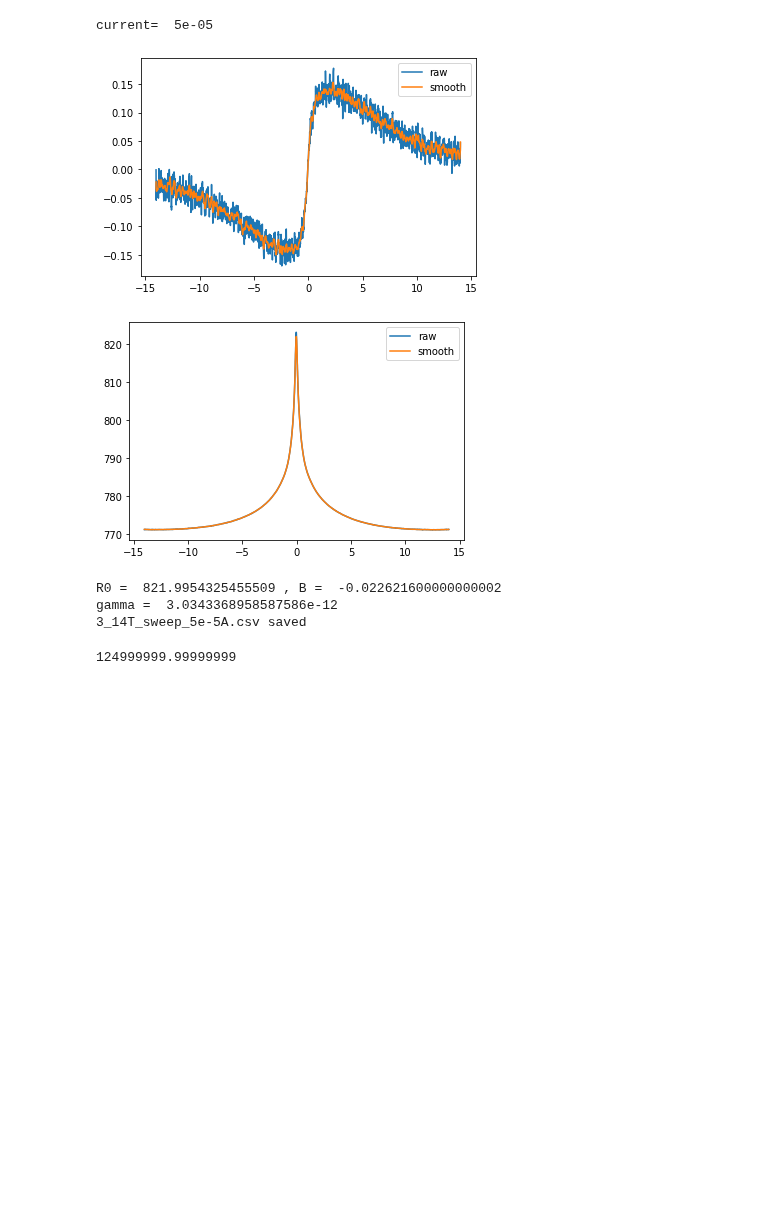
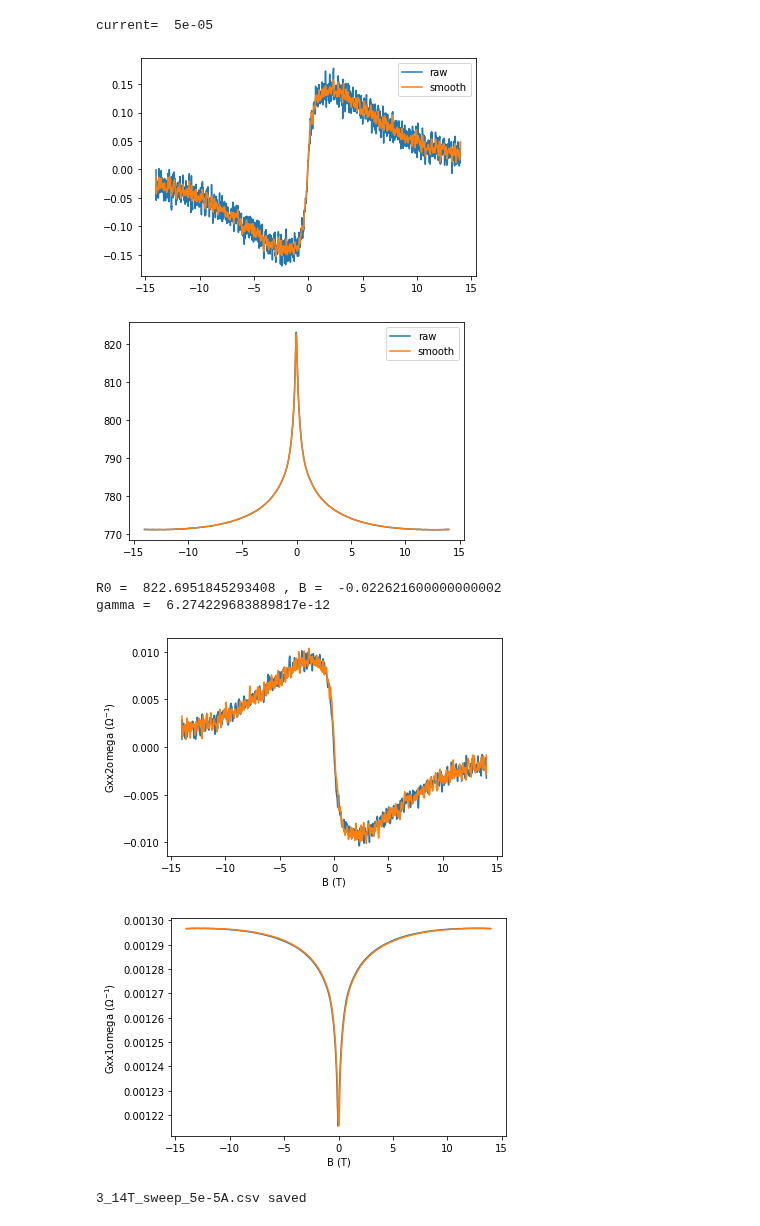
Before and after one commit to tigued/data_analysis, a Jupyter notebook: src/analyze_lockin_1379.ipynb, the cells around one changed output. Cells and saved outputs as stored; diff of their text form; code cells hidden in the pictures; blank space fills up the shorter version.

```diff
--- a/src/analyze_lockin_1379.ipynb
+++ b/src/analyze_lockin_1379.ipynb
@@ -34,11 +26,4 @@ savedir = datadir / sample
 # %%
-thickness = 2e-8  # m = 20 nm
-width = 2e-5  # m = 20 um
-e = 1.602e-19  # C
-
-B_Rxx2omega, thresh_Rxx2omega = 2.5, 0.01
-B_gamma, thresh_gamma = 0.2, 0.01
-
 df_dict = {}
 # for filename in sorted(glob(str(datadir / "3_14T_sweep_*e-*A.txt"))):
 filename = str(datadir / "3_14T_sweep_5e-5A.txt")
@@ -63,10 +48,10 @@ df.to_csv(savedir / ("raw_" + key + ".csv"), index=False)
 
 B_raw = df["Field (Oe)"].values * 1e-4  # Oe -> T
 fixed_temp = df["Temperature (K)"].mean()
-V2omega_raw = df["Lock-in2(Y)"].values
-V1omega_raw = -df["Lock-in1(X)"].values
-B_ref_u, _, V2omega_u, B_ref_d, _, V2omega_d = tr.symmetrize(*tr.split_up_down_scans(B_raw, V2omega_raw))
-B_ref_u, V1omega_u, _, B_ref_d, V1omega_d, _ = tr.symmetrize(*tr.split_up_down_scans(B_raw, V1omega_raw))
+Vxx2omega_raw = df["Lock-in2(Y)"].values
+Vxx1omega_raw = -df["Lock-in1(X)"].values
+B_ref_u, _, Vxx2omega_u, B_ref_d, _, Vxx2omega_d = tr.symmetrize(*tr.split_up_down_scans(B_raw, Vxx2omega_raw))
+B_ref_u, Vxx1omega_u, _, B_ref_d, Vxx1omega_d, _ = tr.symmetrize(*tr.split_up_down_scans(B_raw, Vxx1omega_raw))
 # (x_ref_u, y_sym_u, y_asym_u, x_ref_d, y_sym_d, y_asym_d)
 
 # V2omega_d_int = interpolate.interp1d(B_ref_d, V2omega_d)
@@ -74,51 +59,71 @@ B_ref_u, V1omega_u, _, B_ref_d, V1omega_d, _ = tr.symmetrize(*tr.split_up_down_s
 temp = np.full_like(B_ref_u, fixed_temp)
 
 current_float = float(key[-5:-1])
 print("current= ", current_float)
-Rxx2omega_u = V2omega_u / current_float
-Rxx2omega_d = V2omega_d / current_float
-Rxx1omega_u = V1omega_u / current_float
-Rxx1omega_d = V1omega_d / current_float
-Rxx2omega_d_smooth = savgol_filter(Rxx2omega_d, 31, 3)
-Rxx2omega_u_smooth = savgol_filter(Rxx2omega_u, 31, 3)
-Rxx1omega_d_smooth = savgol_filter(Rxx1omega_d, 31, 3)
-Rxx1omega_u_smooth = savgol_filter(Rxx1omega_u, 31, 3)
+Rxx2omega_u = Vxx2omega_u / current_float
+Rxx2omega_d = Vxx2omega_d / current_float
+Rxx1omega_u = Vxx1omega_u / current_float
+Rxx1omega_d = Vxx1omega_d / current_float
+Rxx2omega_d_smooth = savgol_filter(Rxx2omega_d, 21, 3)
+Rxx2omega_u_smooth = savgol_filter(Rxx2omega_u, 21, 3)
+Rxx1omega_d_smooth = savgol_filter(Rxx1omega_d, 21, 3)
+Rxx1omega_u_smooth = savgol_filter(Rxx1omega_u, 21, 3)
 plt.plot(B_ref_d, Rxx2omega_d, label="raw")
 plt.plot(B_ref_d, Rxx2omega_d_smooth, label="smooth")
 plt.legend()
 plt.show()
 plt.plot(B_ref_d, Rxx1omega_u, label="raw")
 plt.plot(B_ref_d, Rxx1omega_u_smooth, label="smooth")
 plt.legend()
 plt.show()
 current = np.full_like(B_ref_u, current_float)
 idx_lowB_p = np.where(np.abs(np.array(B_ref_d) - B_gamma) < thresh_gamma)[0][0]
 idx_lowB_n = np.where(np.abs(np.array(B_ref_d) + B_gamma) < thresh_gamma)[0][0]
 DeltaR = Rxx2omega_d_smooth[idx_lowB_p] - Rxx2omega_d_smooth[idx_lowB_n]
 DeltaB = B_ref_d[idx_lowB_p] - B_ref_d[idx_lowB_n]
 
 current_density = current_float / (width * thickness)  # A/m^2
 
 # Rxx1omegaの最大値をR0とする
 R0 = Rxx1omega_d_smooth[np.argmax(Rxx1omega_d_smooth)]
 print("R0 = ", R0, ", B = ", B_ref_d[np.argmax(Rxx1omega_d_smooth)])
 
-gamma = (DeltaR / DeltaB) / (current_density * R0)
+gamma = 2 * (DeltaR / DeltaB) / (current_density * R0)
+
 print("gamma = ", gamma)
 
-Rxx2omega_d_over_R0_B = Rxx2omega_d_smooth / (R0 * current_density)
-Rxx2omega_u_over_R0_B = Rxx2omega_u_smooth / (R0 * current_density)
-new_df = pd.DataFrame({"temp": temp, "current": current, "B_ref_d": B_ref_d, "B_ref_u": B_ref_u, "V2omega_u": V2omega_u, "V2omega_d": V2omega_d, "V1omega_d": V1omega_d, "V1omega_u": V1omega_u, "Rxx2omega_u": Rxx2omega_u_smooth, "Rxx2omega_d": Rxx2omega_d_smooth, "Rxx1omega_u": Rxx1omega_u_smooth, "Rxx1omega_d": Rxx1omega_d_smooth, "Rxx2omega_d_over_R0_B": Rxx2omega_d_over_R0_B, "Rxx2omega_u_over_R0_B": Rxx2omega_u_over_R0_B})
+Gxx1omega_d = savgol_filter(current_float / Vxx1omega_d,  21, 3)
+Gxx1omega_u = savgol_filter(current_float / Vxx1omega_u,  21, 3)
+Gxx2omega_d = savgol_filter(-2*Vxx2omega_d / (Vxx1omega_d)**2,  21, 3)
+Gxx2omega_u = savgol_filter(-2*Vxx2omega_u / (Vxx1omega_u)**2,  21, 3)
+plt.plot(B_ref_d, Gxx2omega_d)
+plt.plot(B_ref_u, Gxx2omega_u)
+plt.xlabel("B (T)")
+plt.ylabel(r"Gxx2omega ($\Omega^{-1}$)")
+plt.show()
+plt.plot(B_ref_d, Gxx1omega_d)
+plt.plot(B_ref_u, Gxx1omega_u)
+plt.xlabel("B (T)")
+plt.ylabel(r"Gxx1omega ($\Omega^{-1}$)")
+plt.show()
+
+Rxx2omega_d_over_R0_B = 2*Rxx2omega_d_smooth / (R0 * current_density)
+Rxx2omega_u_over_R0_B = 2*Rxx2omega_u_smooth / (R0 * current_density)
+new_df = pd.DataFrame({
+    "temp": temp, "current": current, "B_ref_d": B_ref_d, "B_ref_u": B_ref_u,
+    "Vxx2omega_u": Vxx2omega_u, "Vxx2omega_d": Vxx2omega_d, "Vxx1omega_d": Vxx1omega_d, "Vxx1omega_u": Vxx1omega_u,
+    "Rxx2omega_u": Rxx2omega_u_smooth, "Rxx2omega_d": Rxx2omega_d_smooth, "Rxx1omega_u": Rxx1omega_u_smooth, "Rxx1omega_d": Rxx1omega_d_smooth,
+    "Gxx2omega_u": Gxx2omega_u, "Gxx2omega_d": Gxx2omega_d, "Gxx1omega_u": Gxx1omega_u, "Gxx1omega_d": Gxx1omega_d,
+    "Rxx2omega_d_over_R0_B": Rxx2omega_d_over_R0_B, "Rxx2omega_u_over_R0_B": Rxx2omega_u_over_R0_B
+})
 new_df.to_csv(savedir / (key + ".csv"), index=False)
 print(key + ".csv saved")
 # %% [output]
 current=  5e-05
-[figure, old version]
+[figure, new version]
 [figure]
-R0 =  821.9954325455509 , B =  -0.022621600000000002
-gamma =  3.0343368958587586e-12
-3_14T_sweep_5e-5A.csv saved
+R0 =  822.6951845293408 , B =  -0.022621600000000002
+gamma =  6.274229683889817e-12
+[figure, added]
+[figure, added]
+3_14T_sweep_5e-5A.csv saved
-# %%
-current_density
-# %% [output]
-124999999.99999999
```
Also changed, not shown: parts of 5 cells of this notebook, 13 other files.
